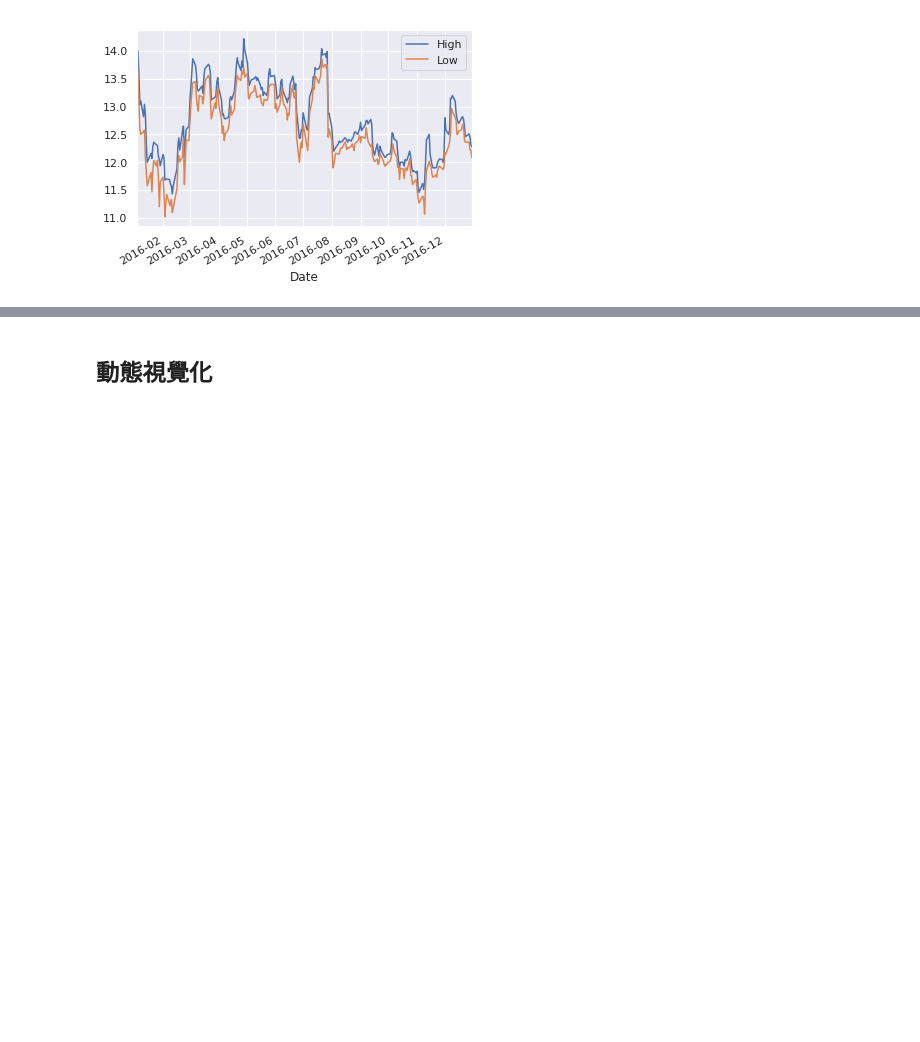
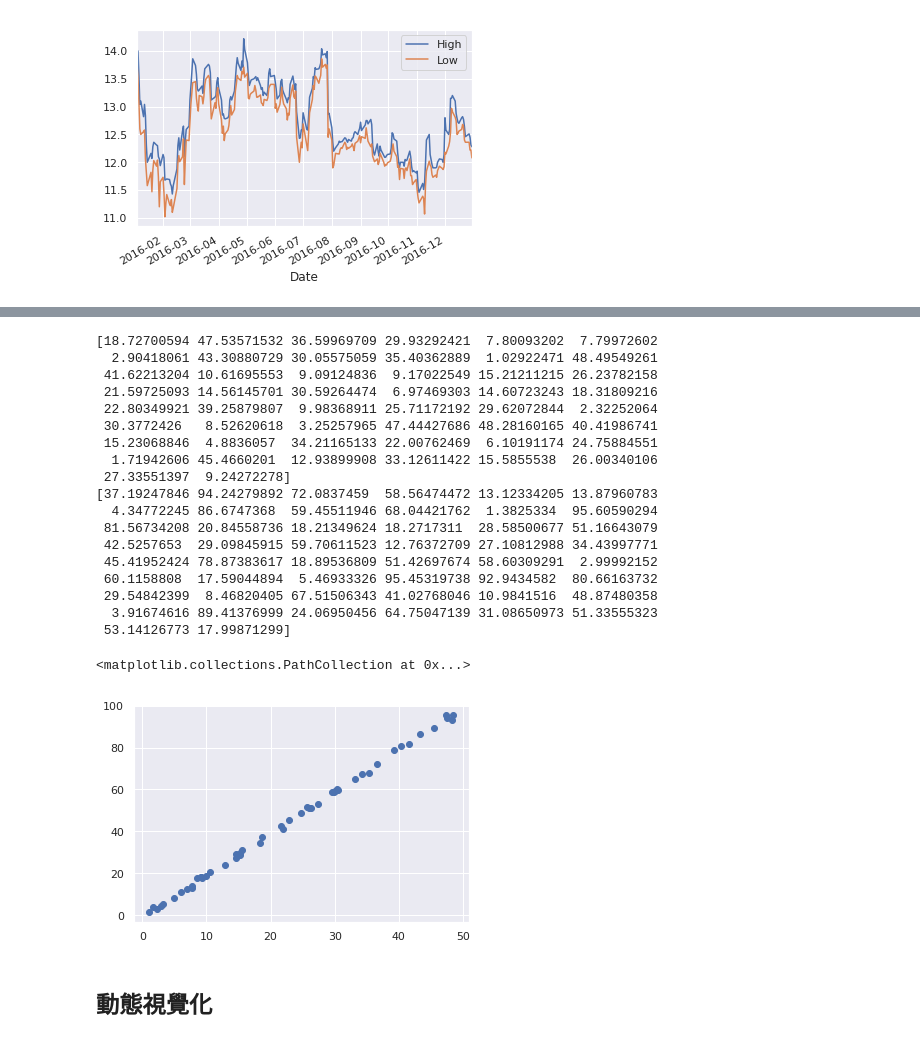
Before and after one commit to alvinyee860120/Machine-Learning, a Jupyter notebook: 基本入門datamining.ipynb, the cells around one changed output, grey strips where cells are left out. Drawn from its saved outputs; the diff is of its cells as text; code cells hidden in the pictures; blank space fills up the shorter version.

```diff
--- a/基本入門datamining.ipynb
+++ b/基本入門datamining.ipynb
@@ -658,3 +777,31 @@ df.plot()
+# %%
+rng = np.random.RandomState(42)
+x = 50 * rng.rand(50)
+print(x)
+y = 2 * x - 1 + rng.randn(50)
+print(y)
+plt.scatter(x, y)
+# %% [output]
+[18.72700594 47.53571532 36.59969709 29.93292421  7.80093202  7.79972602
+  2.90418061 43.30880729 30.05575059 35.40362889  1.02922471 48.49549261
+ 41.62213204 10.61695553  9.09124836  9.17022549 15.21211215 26.23782158
+ 21.59725093 14.56145701 30.59264474  6.97469303 14.60723243 18.31809216
+ 22.80349921 39.25879807  9.98368911 25.71172192 29.62072844  2.32252064
+ 30.3772426   8.52620618  3.25257965 47.44427686 48.28160165 40.41986741
+ 15.23068846  4.8836057  34.21165133 22.00762469  6.10191174 24.75884551
+  1.71942606 45.4660201  12.93899908 33.12611422 15.5855538  26.00340106
+ 27.33551397  9.24272278]
+[37.19247846 94.24279892 72.0837459  58.56474472 13.12334205 13.87960783
+  4.34772245 86.6747368  59.45511946 68.04421762  1.3825334  95.60590294
+ 81.56734208 20.84558736 18.21349624 18.2717311  28.58500677 51.16643079
+ 42.5257653  29.09845915 59.70611523 12.76372709 27.10812988 34.43997771
+ 45.41952424 78.87383617 18.89536809 51.42697674 58.60309291  2.99992152
+ 60.1158808  17.59044894  5.46933326 95.45319738 92.9434582  80.66163732
+ 29.54842399  8.46820405 67.51506343 41.02768046 10.9841516  48.87480358
+  3.91674616 89.41376999 24.06950456 64.75047139 31.08650973 51.33555323
+ 53.14126773 17.99871299]
+<matplotlib.collections.PathCollection at 0x...>
+[figure, added]
 # %% [markdown]
 ## 動態視覺化
 # %%
```
Also changed, not shown: parts of 21 cells of this notebook.
